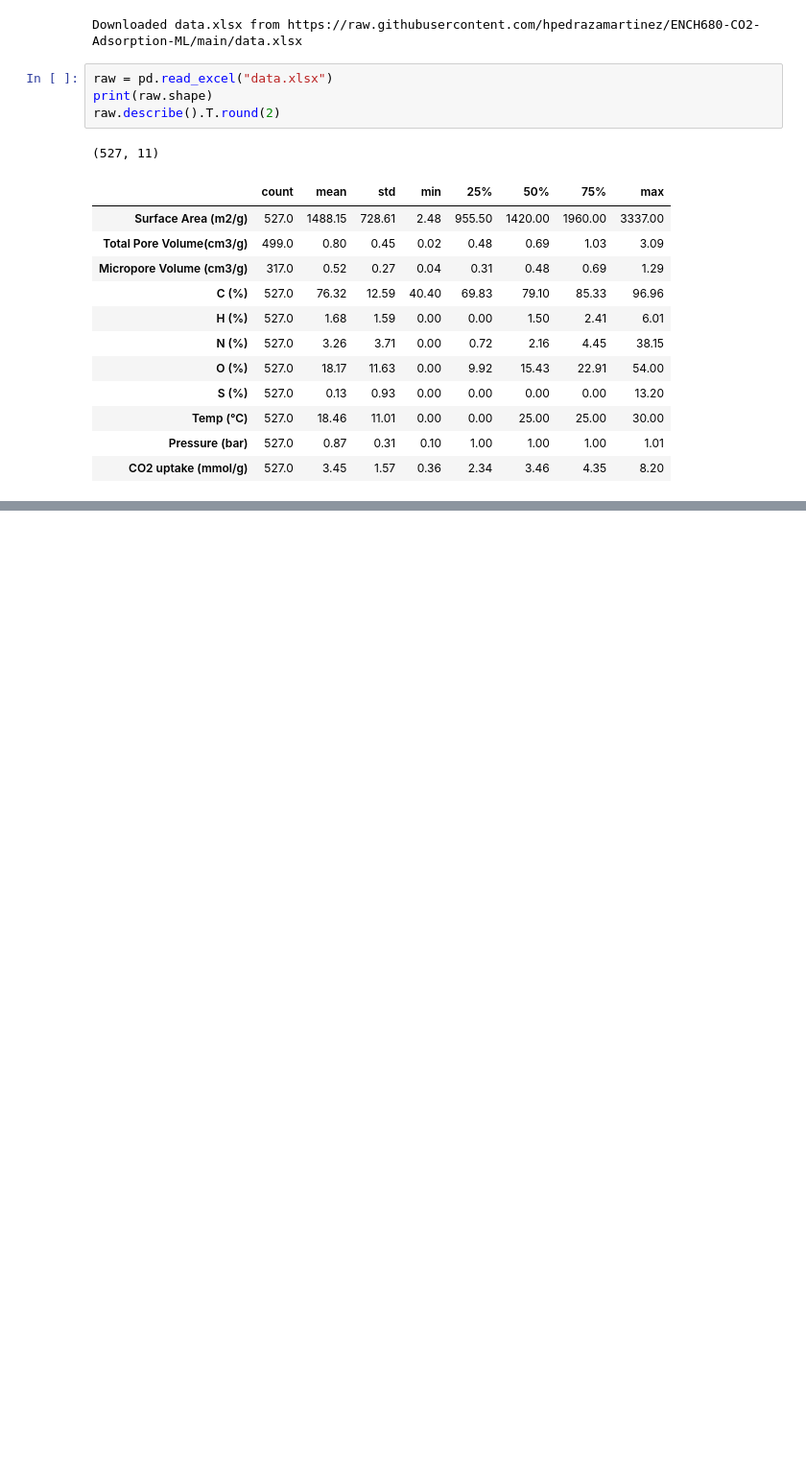
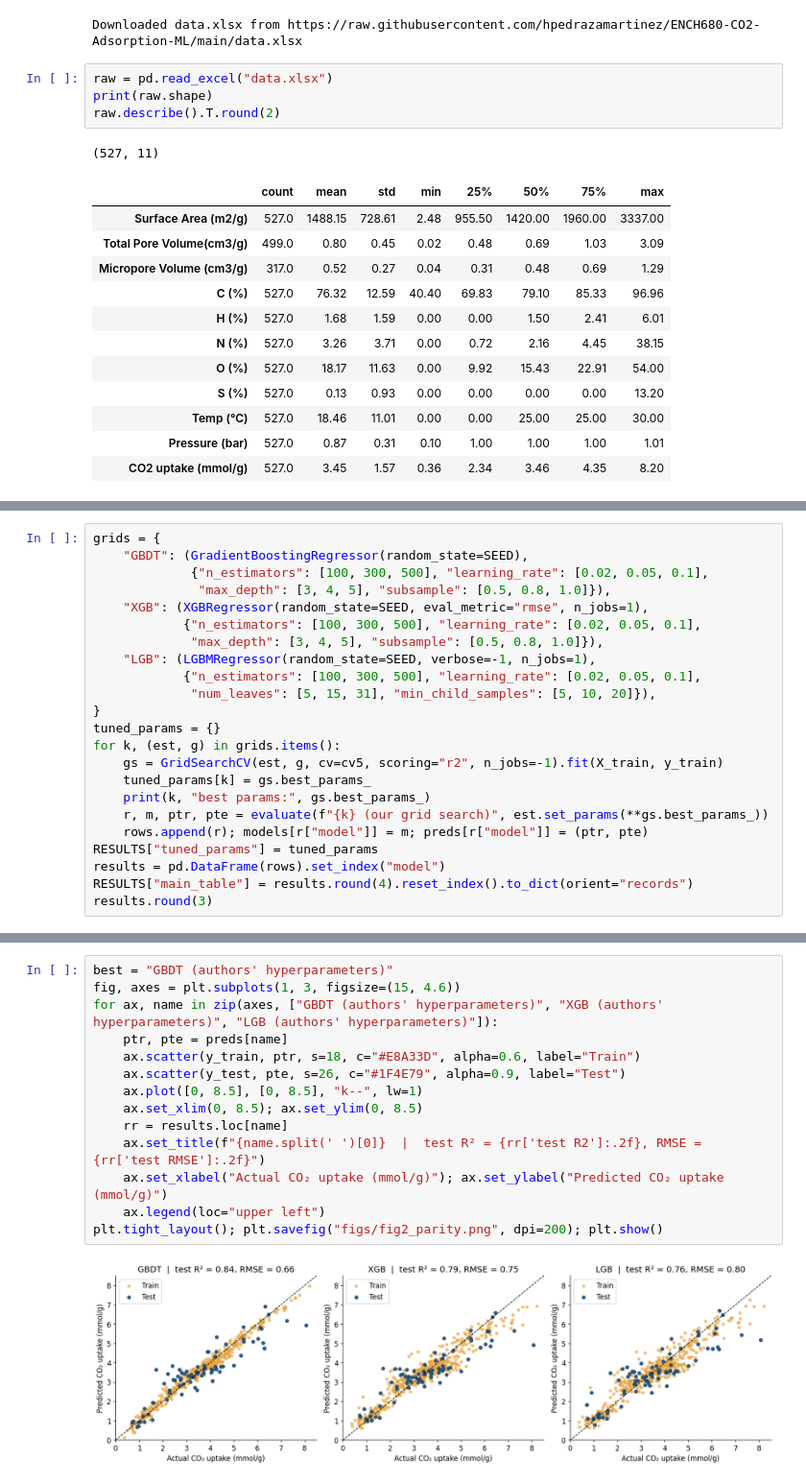
Before and after one commit to hpedrazamartinez/ENCH680-CO2-Adsorption-ML, a Jupyter notebook: ENCH680_CO2_Adsorption_Reproduction_Henry_and_Kyra.ipynb, the cells around one changed output, grey strips where cells are left out. Shown at 96% size. Saved outputs shown, nothing was run; the diff lists cells and outputs as text; blank space fills up the shorter version.

```diff
--- a/ENCH680_CO2_Adsorption_Reproduction_Henry_and_Kyra.ipynb
+++ b/ENCH680_CO2_Adsorption_Reproduction_Henry_and_Kyra.ipynb
@@ -74,0 +191,23 @@ raw.describe().T.round(2)
+# %%
+grids = {
+    "GBDT": (GradientBoostingRegressor(random_state=SEED),
+             {"n_estimators": [100, 300, 500], "learning_rate": [0.02, 0.05, 0.1],
+              "max_depth": [3, 4, 5], "subsample": [0.5, 0.8, 1.0]}),
+    "XGB": (XGBRegressor(random_state=SEED, eval_metric="rmse", n_jobs=1),
+            {"n_estimators": [100, 300, 500], "learning_rate": [0.02, 0.05, 0.1],
+             "max_depth": [3, 4, 5], "subsample": [0.5, 0.8, 1.0]}),
+    "LGB": (LGBMRegressor(random_state=SEED, verbose=-1, n_jobs=1),
+            {"n_estimators": [100, 300, 500], "learning_rate": [0.02, 0.05, 0.1],
+             "num_leaves": [5, 15, 31], "min_child_samples": [5, 10, 20]}),
+}
+tuned_params = {}
+for k, (est, g) in grids.items():
+    gs = GridSearchCV(est, g, cv=cv5, scoring="r2", n_jobs=-1).fit(X_train, y_train)
+    tuned_params[k] = gs.best_params_
+    print(k, "best params:", gs.best_params_)
+    r, m, ptr, pte = evaluate(f"{k} (our grid search)", est.set_params(**gs.best_params_))
+    rows.append(r); models[r["model"]] = m; preds[r["model"]] = (ptr, pte)
+RESULTS["tuned_params"] = tuned_params
+results = pd.DataFrame(rows).set_index("model")
+RESULTS["main_table"] = results.round(4).reset_index().to_dict(orient="records")
+results.round(3)
@@ -74,0 +255,16 @@ raw.describe().T.round(2)
+# %%
+best = "GBDT (authors' hyperparameters)"
+fig, axes = plt.subplots(1, 3, figsize=(15, 4.6))
+for ax, name in zip(axes, ["GBDT (authors' hyperparameters)", "XGB (authors' hyperparameters)", "LGB (authors' hyperparameters)"]):
+    ptr, pte = preds[name]
+    ax.scatter(y_train, ptr, s=18, c="#E8A33D", alpha=0.6, label="Train")
+    ax.scatter(y_test, pte, s=26, c="#1F4E79", alpha=0.9, label="Test")
+    ax.plot([0, 8.5], [0, 8.5], "k--", lw=1)
+    ax.set_xlim(0, 8.5); ax.set_ylim(0, 8.5)
+    rr = results.loc[name]
+    ax.set_title(f"{name.split(' ')[0]}  |  test R² = {rr['test R2']:.2f}, RMSE = {rr['test RMSE']:.2f}")
+    ax.set_xlabel("Actual CO₂ uptake (mmol/g)"); ax.set_ylabel("Predicted CO₂ uptake (mmol/g)")
+    ax.legend(loc="upper left")
+plt.tight_layout(); plt.savefig("figs/fig2_parity.png", dpi=200); plt.show()
+# %% [output]
+[figure, added]
```
Also changed, not shown: parts of 16 cells of this notebook.
